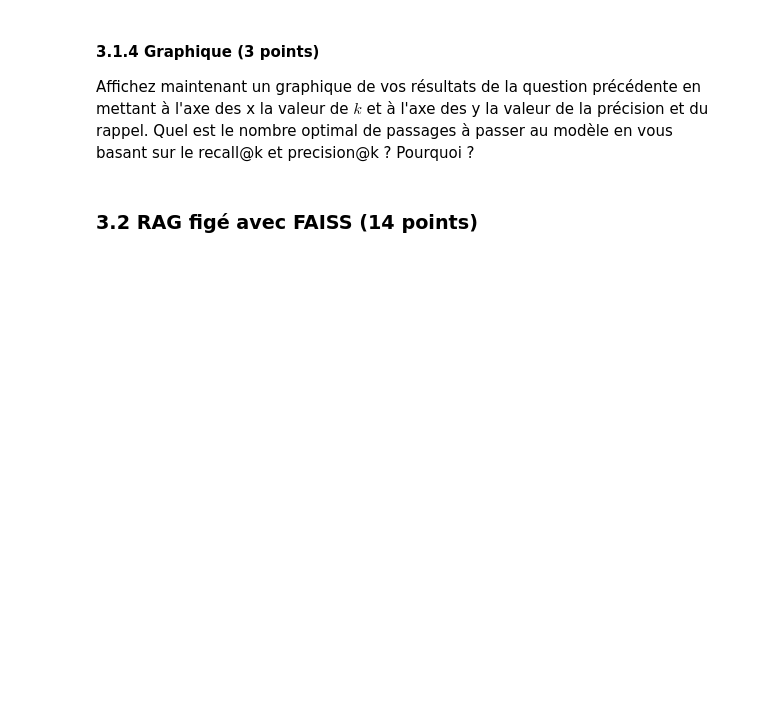
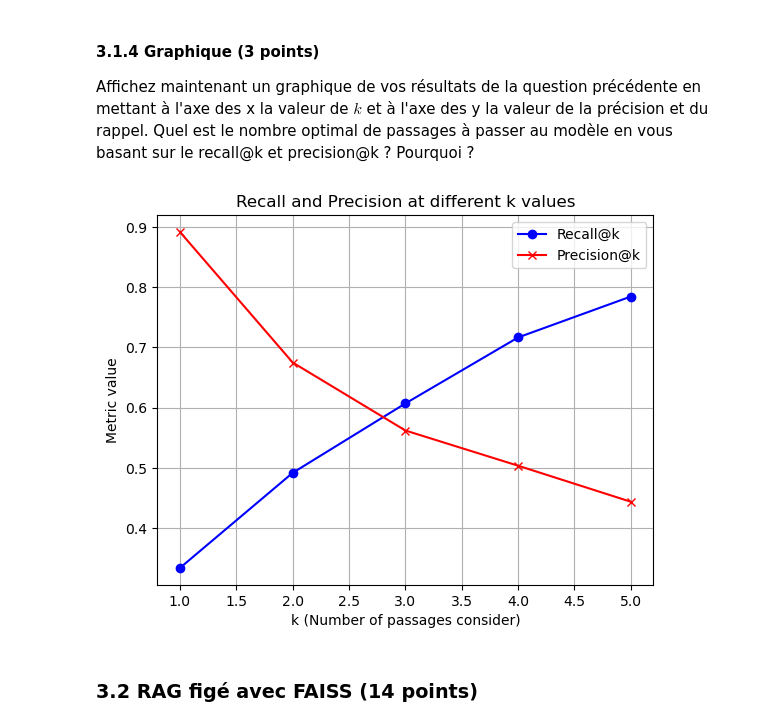
Before and after one commit to mohamedali05/TP_INF8460, a Jupyter notebook: TP_4/INF8460_A24_TP4.ipynb, the cells around one changed output. Cells and saved outputs as stored; diff of their text form; code cells hidden in the pictures; blank space fills up the shorter version.

```diff
--- a/TP_4/INF8460_A24_TP4.ipynb
+++ b/TP_4/INF8460_A24_TP4.ipynb
@@ -422,12 +538,25 @@ def compute_precision_at_k(ground_truth, predictions):
     """
 
     # TODO
+    total_precision = 0
+    for true_texts, predicted_texts in zip(ground_truth, predictions):
+        true_set = set(true_texts)
+        predicted_set = set(predicted_texts)
+        relevant_and_retrieved = true_set.intersection(predicted_set)
+
+        precision = len(relevant_and_retrieved) / len(predicted_set)
+        total_precision += precision
+
+    # Calculate average recall over all questions
+    average_precision = total_precision / len(ground_truth)
+    return average_precision
 
     # END TODO
 # %% [markdown]
 #### 3.1.3 Résultat d'évaluation (5 points)
 Implémentez la fonction _'retrieve_passages'_ qui retourne les indices des $k$ passages les plus similaires pour une question. Utilisez la similarité cosinus pour comparer les passages et les questions. Évaluez ensuite votre modèle récupérant les passages avec les métriques Precision@k et Recall@k sur le jeu de validation. Calculez avec $k={1, 2, 3, 4, 5}$.
 # %%
+import torch.nn.functional as F
 def retrieve_passages(questions: list, passage_embed: torch.Tensor, k: int, embedding_model_tokenizer, embedding_model):
     """
     Retourne les k passages les plus pertinents pour chaque question passée en paramètre
@@ -444,4 +573,11 @@ def retrieve_passages(questions: list, passage_embed: torch.Tensor, k: int, embe
     """
     # TODO
 
+
+    questions_encoded = encode_sequences(questions , embedding_model_tokenizer , embedding_model)
+    #cosine_distance = F.cosine_similarity(questions_encoded.unsqueeze(1) , passage_embed.unsqueeze(0) , dim = 2 )
+    cosine_distance = torch.mm(normalize_embeddings(questions_encoded) , normalize_embeddings(text_embeddings).t())
+    passages = cosine_distance.argsort(dim=1 , descending=True)
+    return passages[: , :k].detach().cpu().tolist()
+
     # END TODO
@@ -452,3 +592,7 @@ def retrieve_passages(questions: list, passage_embed: torch.Tensor, k: int, embe
+# %%
+questions_list = questions_val['question'].to_list()
+# %%
+questions_ground_truth = questions_val['text_ids'].apply(lambda x: [int(num) for num in x.strip('[]').split()]).to_list()
 # %% [markdown]
 #### 3.1.4 Graphique (3 points)
 Affichez maintenant un graphique de vos résultats de la question précédente en mettant à l'axe des x la valeur de $k$ et à l'axe des y la valeur de la précision et du rappel. Quel est le nombre optimal de passages à passer au modèle en vous basant sur le recall@k et precision@k ? Pourquoi ?
@@ -459,3 +599,24 @@ Affichez maintenant un graphique de vos résultats de la question précédente e
+# %%
+# TODO
+recall  = []
+precision = []
+for k in range(1,6) :
+    top_passages = retrieve_passages(questions_list , text_embeddings , k , encoder_tokenizer , encoder_model)
+    recall.append(compute_recall_at_k(questions_ground_truth , top_passages))
+    precision.append(compute_precision_at_k(questions_ground_truth , top_passages))
+
+
+plt.plot(range(1,6), recall, marker='o', color='b', label='Recall@k')
+plt.plot(range(1,6), precision, marker='x', color='r', label='Precision@k')
+plt.xlabel('k (Number of passages consider)')
+plt.ylabel('Metric value')
+plt.title('Recall and Precision at different k values')
+plt.legend()
+plt.grid(True)
+plt.show()
+# END TODO
+# %% [output]
+[figure, added]
 # %% [markdown]
 ### 3.2 RAG figé avec FAISS (14 points)
 # %% [markdown]
```
Also changed, not shown: parts of 21 cells of this notebook.
